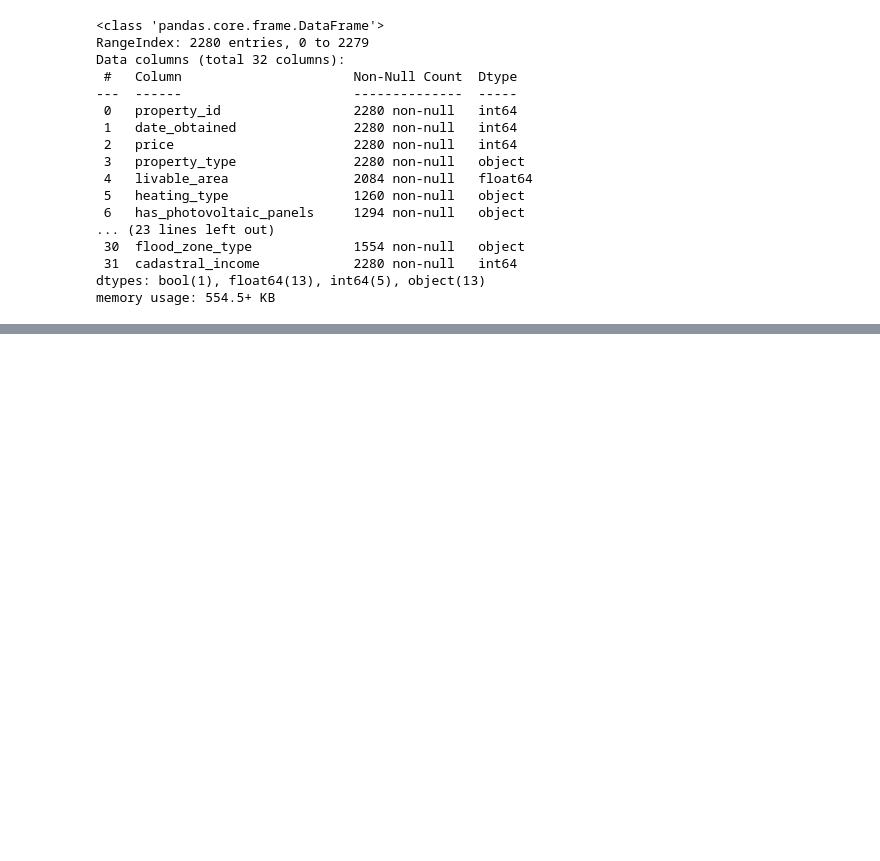
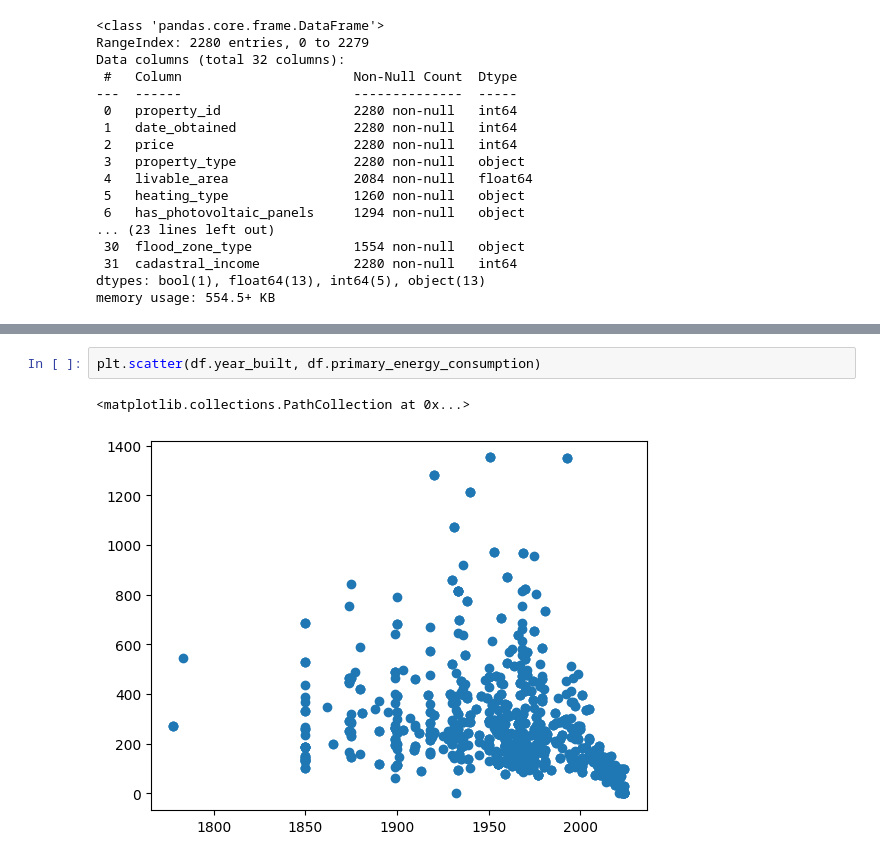
Before and after one commit to simonVP99/house_scraping_project, a Jupyter notebook: src/data_visualisation.ipynb, the cells around one changed output, grey strips where cells are left out. Saved outputs shown, nothing was run; the diff lists cells and outputs as text; blank space fills up the shorter version.

```diff
--- a/src/data_visualisation.ipynb
+++ b/src/data_visualisation.ipynb
@@ -204,0 +211,5 @@ memory usage: 554.5+ KB
+# %%
+plt.scatter(df.year_built, df.primary_energy_consumption)
+# %% [output]
+<matplotlib.collections.PathCollection at 0x...>
+[figure, added]
```
Also changed, not shown: parts of 2 cells of this notebook, 3 other files.
